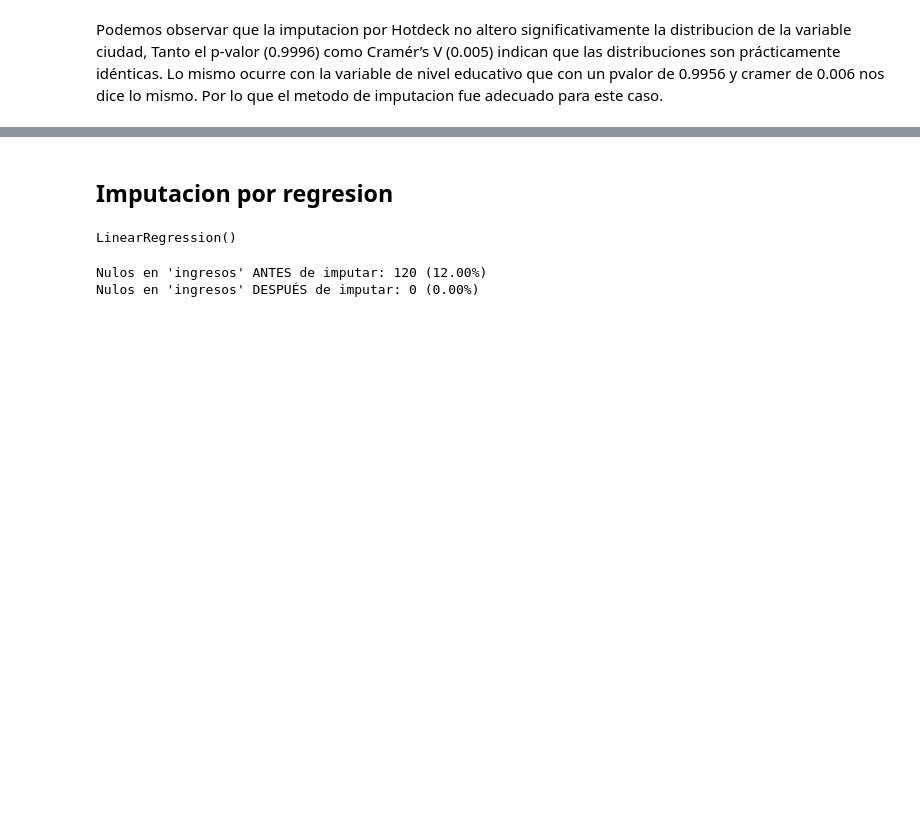
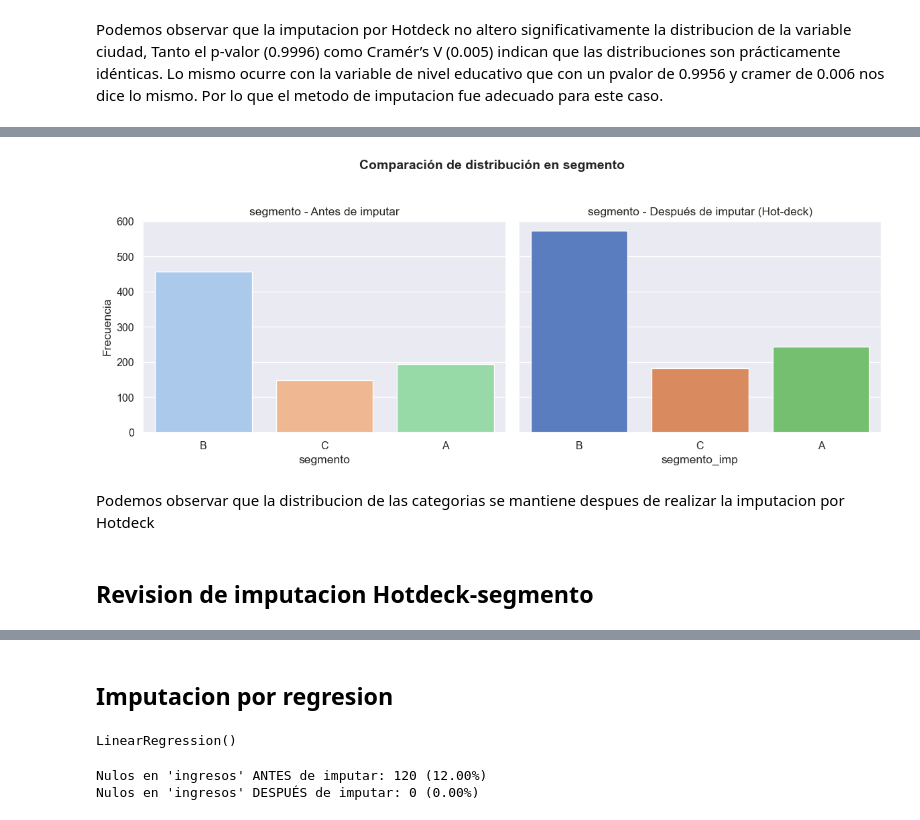
Before and after one commit to matgom03/Taller_imputacion, a Jupyter notebook: _sources/Taller.ipynb, the cells around one changed output, grey strips where cells are left out. Cells and saved outputs as stored; diff of their text form; code cells hidden in the pictures; blank space fills up the shorter version.

```diff
--- a/_sources/Taller.ipynb
+++ b/_sources/Taller.ipynb
@@ -938,7 +1011,7 @@ Podemos observar que las distribucion entre la variables categoricas se mantiene
 num_knn=['gasto_mensual','demanda']
 # %%
 knn = KNNImputer(n_neighbors=5, weights="distance")
-df_knn = df_moda.copy()
+df_knn = df_final.copy()
 df_knn[num_knn] = knn.fit_transform(df_knn[num_knn])
 # %%
 print("Nulos antes:\n", df[num_knn].isna().sum())
@@ -1089,10 +1162,13 @@ Tamaño de efecto (r biserial) = -0.003
 Si bien la normalidad de la variable gasto_mensual cambio analizando las otras metricas, podemos observar que la distribucion se mantiene debido a los resultados del KStest Mann-withney y r-biseral por lo que KNN no cambia la distribucion de la variable gasto mensual.
 
 En contraste la variable demanda si mantiene su distribucion y su no normalidad con resultados similares en los test realizados.
+# %%
+df_final['gasto_mensual'] = df_knn['gasto_mensual']
+df_final['demanda']=df_knn['demanda']
 # %% [markdown]
 ## Imputacion por HotDeck
 # %%
-df_hot=df_knn.copy()
+df_hot=df_final.copy()
 df_hot['ciudad_imp'] = hot_deck_group(df_hot, col='ciudad', group='sexo')
 df_hot["ciudad_imp"] = df_hot["ciudad_imp"].astype("category")
 df_hot["ciudad_imp"] = df_hot["ciudad_imp"].cat.set_categories(df_hot["ciudad_imp"].dropna().unique())
@@ -1216,0 +1284,4 @@ df_hot=df_hot.drop(columns=['ciudad','nivel_educativo'])
+# %%
+df_hot['segmento_imp'] = hot_deck_group(df_hot, col='segmento', group='ciudad_imp')
+df_hot["segmento_imp"] = df_hot["segmento_imp"].astype("category")
+df_hot["segmento_imp"] = df_hot["segmento_imp"].cat.set_categories(df_hot["segmento_imp"].dropna().unique())
@@ -1216,0 +1309,29 @@ df_hot=df_hot.drop(columns=['ciudad','nivel_educativo'])
+# %%
+fig, axes = plt.subplots(1, 2, figsize=(12, 5), sharey=True)
+sns.countplot(
+    x=df_hot['segmento'],
+    ax=axes[0],
+    palette="pastel",
+    order=df_hot['segmento'].dropna().unique()
+)
+axes[0].set_title(f"{'segmento'} - Antes de imputar")
+axes[0].set_ylabel("Frecuencia")
+
+sns.countplot(
+    x=df_hot[f"{'segmento'}_imp"],
+    ax=axes[1],
+    palette="muted",
+    order=df_hot['segmento'].dropna().unique()  # se ordena con base en el original
+)
+axes[1].set_title(f"{'segmento'} - Después de imputar (Hot-deck)")
+axes[1].set_ylabel("Frecuencia")
+
+plt.suptitle(f"Comparación de distribución en {'segmento'}", fontsize=14, weight="bold")
+plt.tight_layout(rect=[0, 0.03, 1, 0.95])  # Ajusta el espacio para el título
+plt.show()
+# %% [output]
+[figure, added]
+# %% [markdown]
+Podemos observar que la distribucion de las categorias se mantiene despues de realizar la imputacion por Hotdeck
+# %% [markdown]
+## Revision de imputacion Hotdeck-segmento
```
Also changed, not shown: parts of 74 cells of this notebook, 25 other files.
